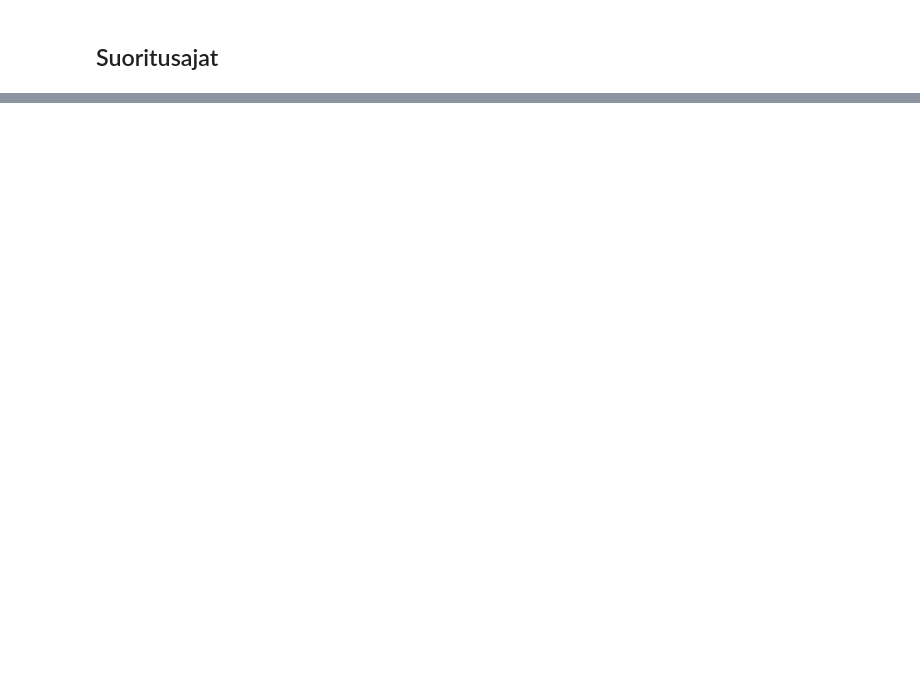
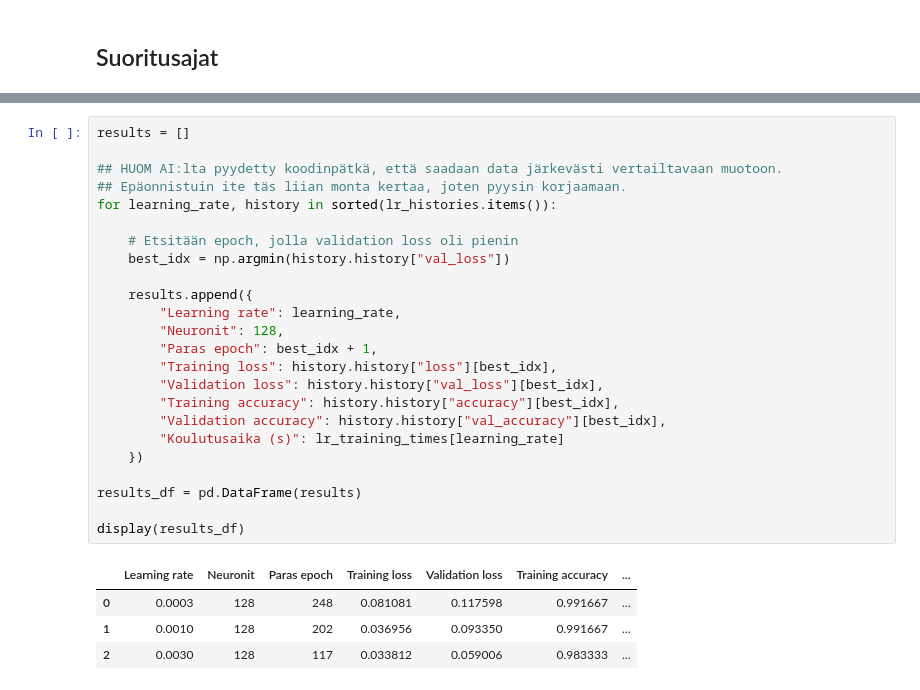
Before and after one commit to MustBeViable/neuroverkkokurssi, a Jupyter notebook: week1_FCN_Elias_Rinne.ipynb, the cells around one changed output, grey strips where cells are left out. Saved outputs shown, nothing was run; the diff lists cells and outputs as text; blank space fills up the shorter version.

```diff
--- a/week1_FCN_Elias_Rinne.ipynb
+++ b/week1_FCN_Elias_Rinne.ipynb
@@ -346,0 +385,29 @@ Koulutusaika neuroneilla 128: 9.39 s
+# %%
+results = []
+
+## HUOM AI:lta pyydetty koodinpätkä, että saadaan data järkevästi vertailtavaan muotoon.
+## Epäonnistuin ite täs liian monta kertaa, joten pyysin korjaamaan.
+for learning_rate, history in sorted(lr_histories.items()):
+
+    # Etsitään epoch, jolla validation loss oli pienin
+    best_idx = np.argmin(history.history["val_loss"])
+
+    results.append({
+        "Learning rate": learning_rate,
+        "Neuronit": 128,
+        "Paras epoch": best_idx + 1,
+        "Training loss": history.history["loss"][best_idx],
+        "Validation loss": history.history["val_loss"][best_idx],
+        "Training accuracy": history.history["accuracy"][best_idx],
+        "Validation accuracy": history.history["val_accuracy"][best_idx],
+        "Koulutusaika (s)": lr_training_times[learning_rate]
+    })
+
+results_df = pd.DataFrame(results)
+
+display(results_df)
+# %% [output]
+|  | Learning rate | Neuronit | Paras epoch | Training loss | Validation loss | Training accuracy | ... |
+| 0 | 0.0003 | 128 | 248 | 0.081081 | 0.117598 | 0.991667 | ... |
+| 1 | 0.0010 | 128 | 202 | 0.036956 | 0.093350 | 0.991667 | ... |
+| 2 | 0.0030 | 128 | 117 | 0.033812 | 0.059006 | 0.983333 | ... |
```
Also changed, not shown: parts of 34 cells of this notebook.
